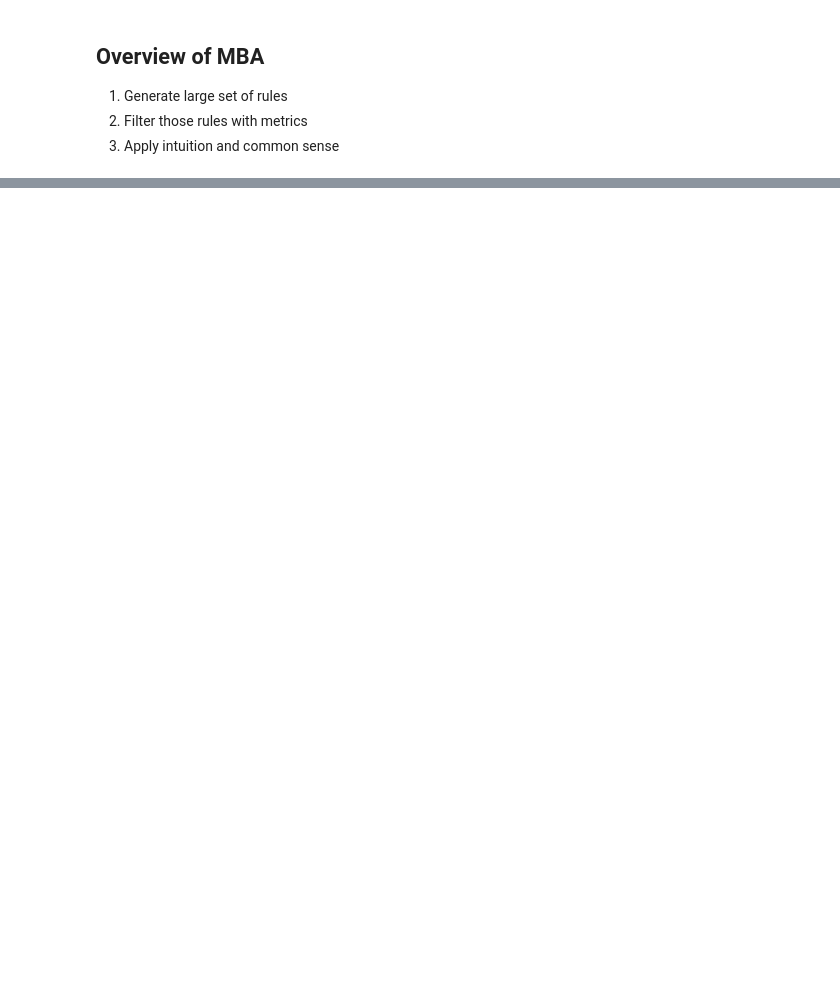
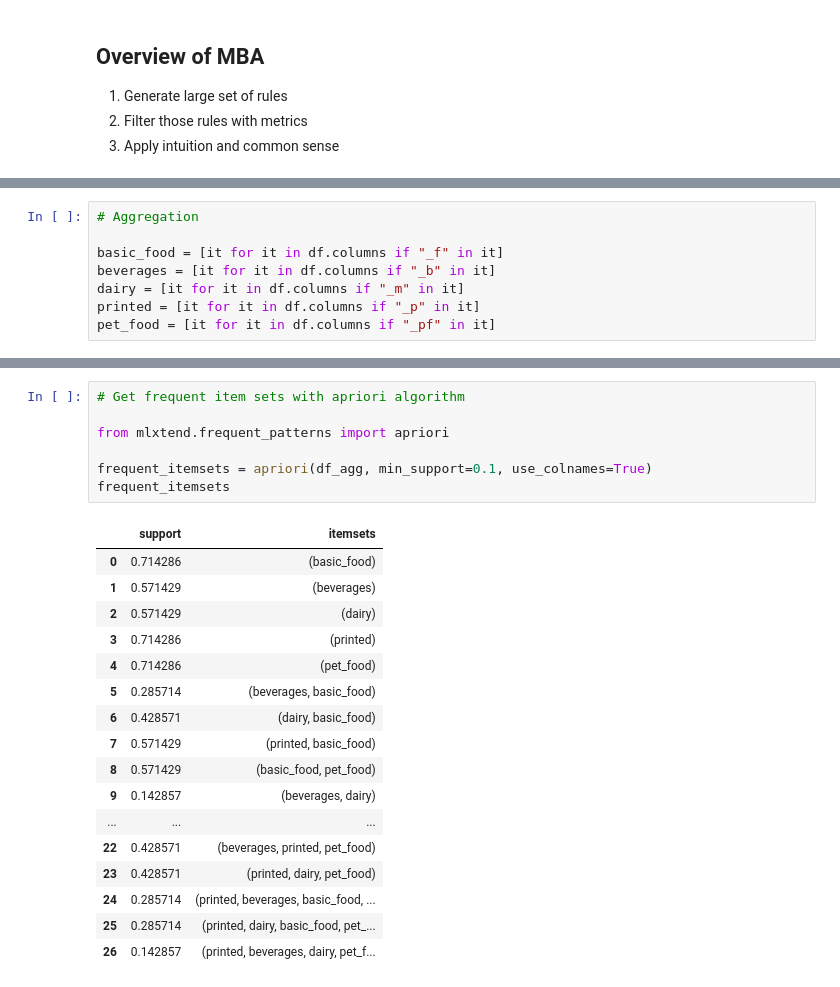
Before and after one commit to umitkaanusta/stuff-im-learning, a Jupyter notebook: Marketing_Analytics/Market_Basket_Analysis.ipynb, the cells around one changed output, grey strips where cells are left out. Saved outputs shown, nothing was run; the diff lists cells and outputs as text; blank space fills up the shorter version.

Commit message:
added aggregation & pruning

```diff
--- a/Marketing_Analytics/Market_Basket_Analysis.ipynb
+++ b/Marketing_Analytics/Market_Basket_Analysis.ipynb
@@ -271,0 +308,8 @@ Rule (Milk => Coffee) is incorrect %0 more often than expected
+# %%
+# Aggregation
+
+basic_food = [it for it in df.columns if "_f" in it]
+beverages = [it for it in df.columns if "_b" in it]
+dairy = [it for it in df.columns if "_m" in it]
+printed = [it for it in df.columns if "_p" in it]
+pet_food = [it for it in df.columns if "_pf" in it]
@@ -271,0 +356,25 @@ Rule (Milk => Coffee) is incorrect %0 more often than expected
+# %%
+# Get frequent item sets with apriori algorithm
+
+from mlxtend.frequent_patterns import apriori
+
+frequent_itemsets = apriori(df_agg, min_support=0.1, use_colnames=True)
+frequent_itemsets
+# %% [output]
+|  | support | itemsets |
+| 0 | 0.714286 | (basic_food) |
+| 1 | 0.571429 | (beverages) |
+| 2 | 0.571429 | (dairy) |
+| 3 | 0.714286 | (printed) |
+| 4 | 0.714286 | (pet_food) |
+| 5 | 0.285714 | (beverages, basic_food) |
+| 6 | 0.428571 | (dairy, basic_food) |
+| 7 | 0.571429 | (printed, basic_food) |
+| 8 | 0.571429 | (basic_food, pet_food) |
+| 9 | 0.142857 | (beverages, dairy) |
+| ... | ... | ... |
+| 22 | 0.428571 | (beverages, printed, pet_food) |
+| 23 | 0.428571 | (printed, dairy, pet_food) |
+| 24 | 0.285714 | (printed, beverages, basic_food, ... |
+| 25 | 0.285714 | (printed, dairy, basic_food, pet_... |
+| 26 | 0.142857 | (printed, beverages, dairy, pet_f... |
```
Also changed, not shown: parts of 17 cells of this notebook.
